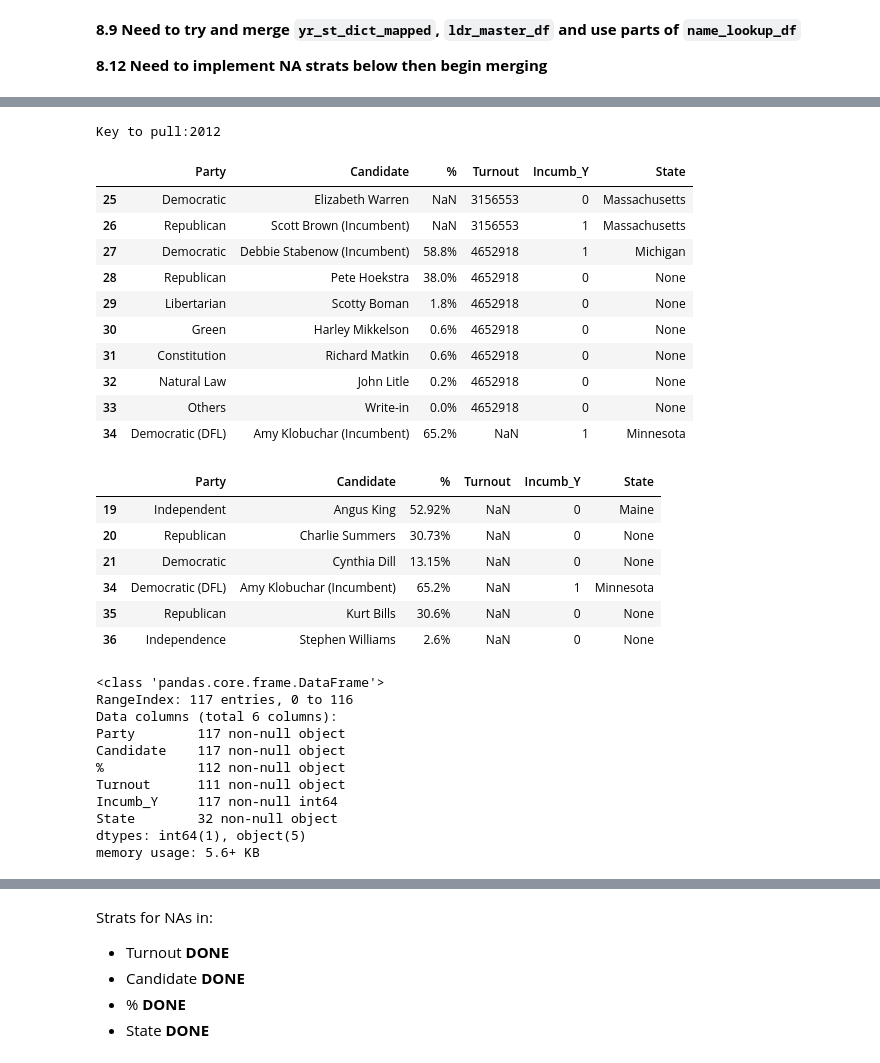
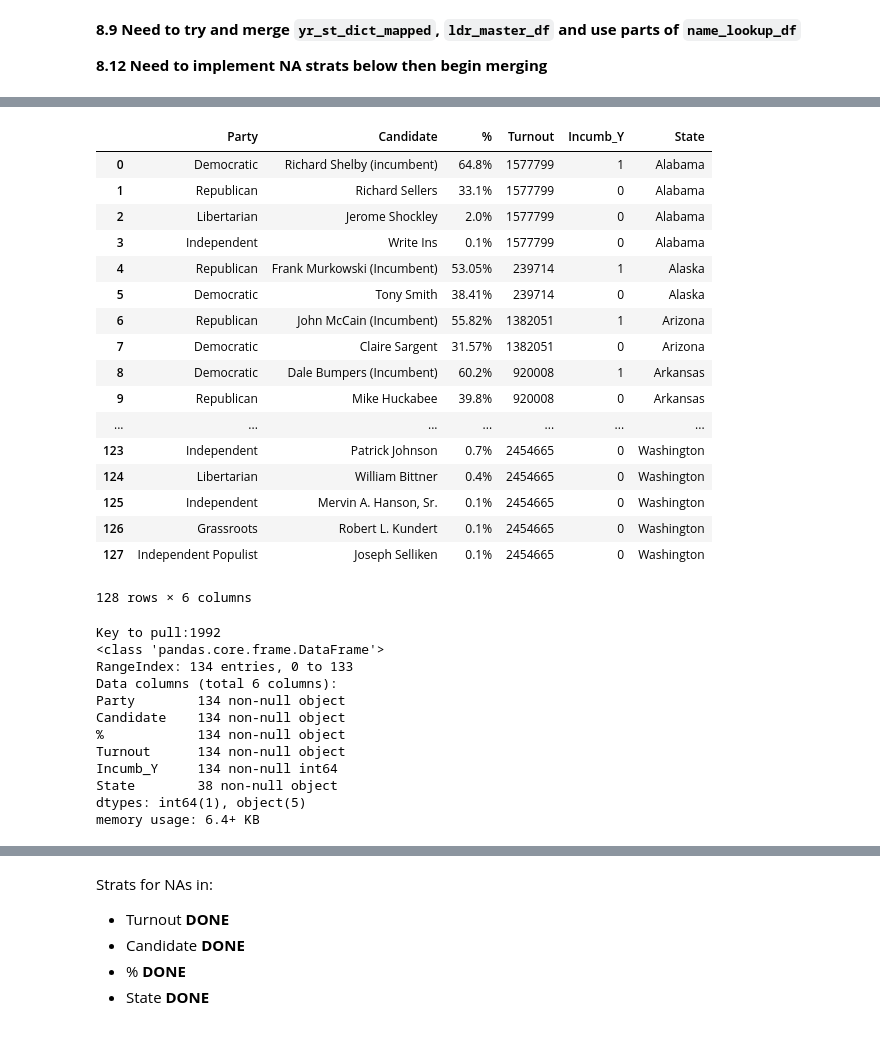
Before and after one commit to dfuller22/US_Senate_Election_Predictor, a Jupyter notebook: PlayG2.ipynb, the cells around one changed output, grey strips where cells are left out. Saved outputs shown, nothing was run; the diff lists cells and outputs as text; code cells hidden in the pictures.

```diff
--- a/PlayG2.ipynb
+++ b/PlayG2.ipynb
@@ -312,37 +315,44 @@ combine yearly tables, add state/year column
+# %%
+yr_st_mapped_full['1992']
+# test['State'].fillna(method='ffill', inplace=True)
+# display(test.info())
+# test.head(20)
+# %% [output]
+|  | Party | Candidate | % | Turnout | Incumb_Y | State |
+| 0 | Democratic | Richard Shelby (incumbent) | 64.8% | 1577799 | 1 | Alabama |
+| 1 | Republican | Richard Sellers | 33.1% | 1577799 | 0 | Alabama |
+| 2 | Libertarian | Jerome Shockley | 2.0% | 1577799 | 0 | Alabama |
+| 3 | Independent | Write Ins | 0.1% | 1577799 | 0 | Alabama |
+| 4 | Republican | Frank Murkowski (Incumbent) | 53.05% | 239714 | 1 | Alaska |
+| 5 | Democratic | Tony Smith | 38.41% | 239714 | 0 | Alaska |
+| 6 | Republican | John McCain (Incumbent) | 55.82% | 1382051 | 1 | Arizona |
+| 7 | Democratic | Claire Sargent | 31.57% | 1382051 | 0 | Arizona |
+| 8 | Democratic | Dale Bumpers (Incumbent) | 60.2% | 920008 | 1 | Arkansas |
+| 9 | Republican | Mike Huckabee | 39.8% | 920008 | 0 | Arkansas |
+| ... | ... | ... | ... | ... | ... | ... |
+| 123 | Independent | Patrick Johnson | 0.7% | 2454665 | 0 | Washington |
+| 124 | Libertarian | William Bittner | 0.4% | 2454665 | 0 | Washington |
+| 125 | Independent | Mervin A. Hanson, Sr. | 0.1% | 2454665 | 0 | Washington |
+| 126 | Grassroots | Robert L. Kundert | 0.1% | 2454665 | 0 | Washington |
+| 127 | Independent Populist | Joseph Selliken | 0.1% | 2454665 | 0 | Washington |
+128 rows × 6 columns
 # %%
-test1 = dlf.table_checker(dict_=yr_st_dict_mapped)
-display(test1[25:35])#.head(10))
-# print(test1[0]['Total votes'])
-display(test1[test1['Turnout'].isna()])
+test1 = dlf.table_checker(dict_=yr_st_mapped_full)
+# display(test1.head(10))#[25:35])
+# # print(test1[0]['Total votes'])
+# # display(test1[test1['State'].isna()])
+# # display(type(test1['%'][25]))
 test1.info()
 # %% [output]
-Key to pull:2012
+Key to pull:1992
+<class 'pandas.core.frame.DataFrame'>
+RangeIndex: 134 entries, 0 to 133
+Data columns (total 6 columns):
+Party        134 non-null object
+Candidate    134 non-null object
+%            134 non-null object
+Turnout      134 non-null object
+Incumb_Y     134 non-null int64
+State        38 non-null object
+dtypes: int64(1), object(5)
+memory usage: 6.4+ KB
-|  | Party | Candidate | % | Turnout | Incumb_Y | State |
-| 25 | Democratic | Elizabeth Warren | NaN | 3156553 | 0 | Massachusetts |
-| 26 | Republican | Scott Brown (Incumbent) | NaN | 3156553 | 1 | Massachusetts |
-| 27 | Democratic | Debbie Stabenow (Incumbent) | 58.8% | 4652918 | 1 | Michigan |
-| 28 | Republican | Pete Hoekstra | 38.0% | 4652918 | 0 | None |
-| 29 | Libertarian | Scotty Boman | 1.8% | 4652918 | 0 | None |
-| 30 | Green | Harley Mikkelson | 0.6% | 4652918 | 0 | None |
-| 31 | Constitution | Richard Matkin | 0.6% | 4652918 | 0 | None |
-| 32 | Natural Law | John Litle | 0.2% | 4652918 | 0 | None |
-| 33 | Others | Write-in | 0.0% | 4652918 | 0 | None |
-| 34 | Democratic (DFL) | Amy Klobuchar (Incumbent) | 65.2% | NaN | 1 | Minnesota |
-|  | Party | Candidate | % | Turnout | Incumb_Y | State |
-| 19 | Independent | Angus King | 52.92% | NaN | 0 | Maine |
-| 20 | Republican | Charlie Summers | 30.73% | NaN | 0 | None |
-| 21 | Democratic | Cynthia Dill | 13.15% | NaN | 0 | None |
-| 34 | Democratic (DFL) | Amy Klobuchar (Incumbent) | 65.2% | NaN | 1 | Minnesota |
-| 35 | Republican | Kurt Bills | 30.6% | NaN | 0 | None |
-| 36 | Independence | Stephen Williams | 2.6% | NaN | 0 | None |
-<class 'pandas.core.frame.DataFrame'>
-RangeIndex: 117 entries, 0 to 116
-Data columns (total 6 columns):
-Party        117 non-null object
-Candidate    117 non-null object
-%            112 non-null object
-Turnout      111 non-null object
-Incumb_Y     117 non-null int64
-State        32 non-null object
-dtypes: int64(1), object(5)
-memory usage: 5.6+ KB
```
Also changed, not shown: parts of 21 cells of this notebook, 2 other files.
